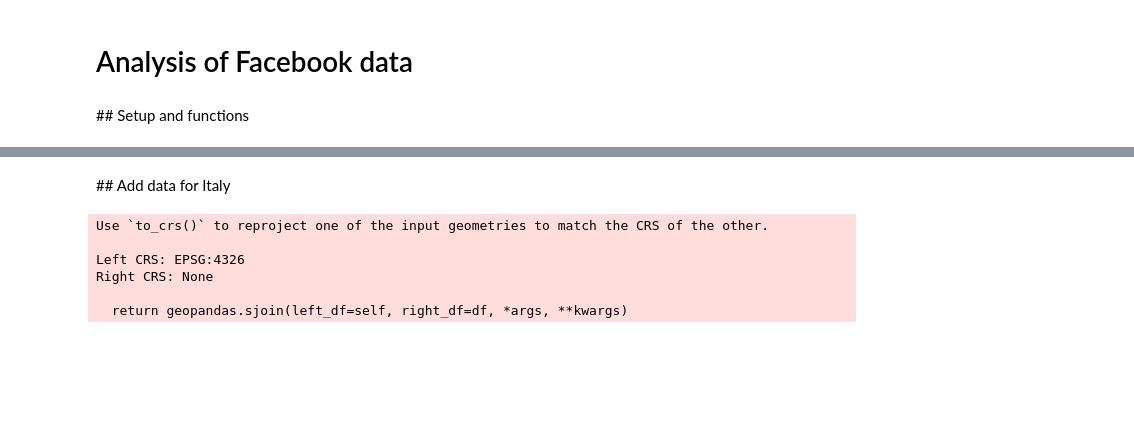
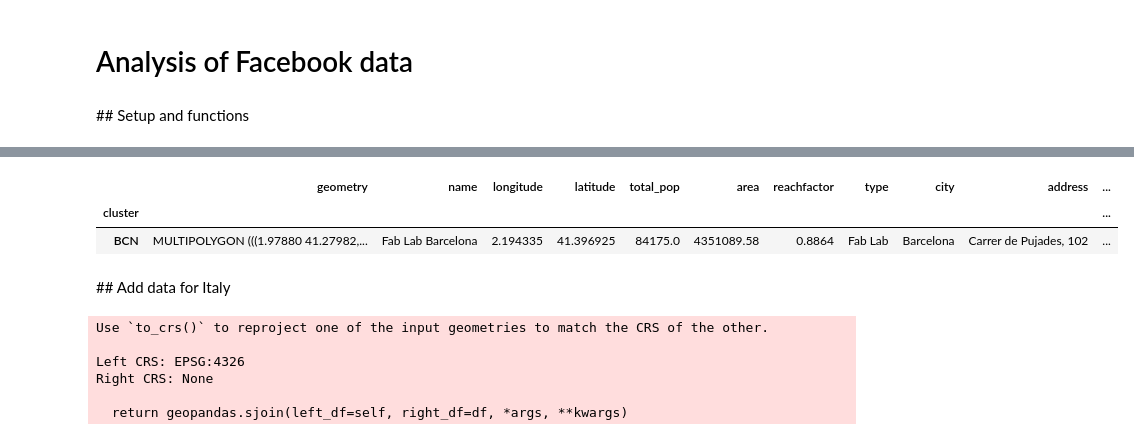
Before and after one commit to openp2pdesign/labs_access_analysis, a Jupyter notebook: 06_Population_facebook_data_no_overlaps.ipynb, the cells around one changed output, grey strips where cells are left out. Cells and saved outputs as stored; diff of their text form; code cells hidden in the pictures; blank space fills up the shorter version.

```diff
--- a/06_Population_facebook_data_no_overlaps.ipynb
+++ b/06_Population_facebook_data_no_overlaps.ipynb
@@ -190,3 +171,9 @@ union_esp["name"] = ["BCN1", "BCN2"]
+# %%
+area_total_esp
+# %% [output]
+|  | geometry | name | longitude | latitude | total_pop | area | reachfactor | type | city | address | ... |
+| cluster |  |  |  |  |  |  |  |  |  |  | ... |
+| BCN | MULTIPOLYGON (((1.97880 41.27982,... | Fab Lab Barcelona | 2.194335 | 41.396925 | 84175.0 | 4351089.58 | 0.8864 | Fab Lab | Barcelona | Carrer de Pujades, 102 | ... |
 # %%
 def getgeodataframearea(points,x,y):
     global isochrones
```
Also changed, not shown: parts of 34 cells of this notebook, 2 other files.
